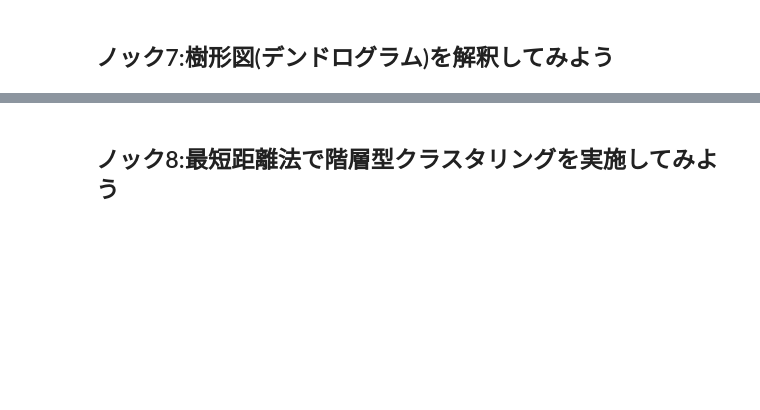
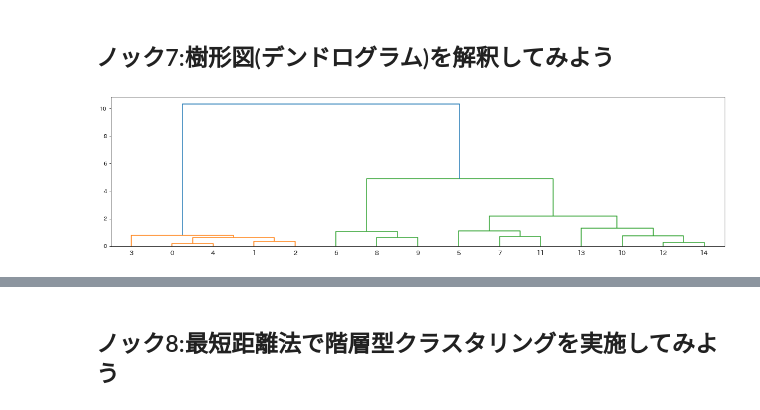
Before and after one commit to ETPython/100-knock-AI-model-buildin, a Jupyter notebook: 100knock-AImodel/chapter-1/1章.ipynb, the cells around one changed output, grey strips where cells are left out. Saved outputs shown, nothing was run; the diff lists cells and outputs as text; code cells hidden in the pictures; blank space fills up the shorter version.

```diff
--- a/100knock-AImodel/chapter-1/1章.ipynb
+++ b/100knock-AImodel/chapter-1/1章.ipynb
@@ -341,0 +354,5 @@ plt.yticks(yticks,cluster_labels + 1)
+# %%
+import pandas as pd
+from scipy.cluster.hierarchy import linkage
+Z = linkage(X, method="ward", metric="euclidean")
+pd.DataFrame(Z)
@@ -342,2 +375,10 @@ plt.yticks(yticks,cluster_labels + 1)
 # %% [markdown]
 ## ノック7:樹形図(デンドログラム)を解釈してみよう
+# %%
+from scipy.cluster.hierarchy import dendrogram
+import matplotlib.pyplot as plt
+fig2, ax2 = plt.subplots(figsize=(20,5))
+ax2 = dendrogram(Z)
+fig2.show()
+# %% [output]
+[figure, added]
```
Also changed, not shown: parts of 10 cells of this notebook, 3 other files.
